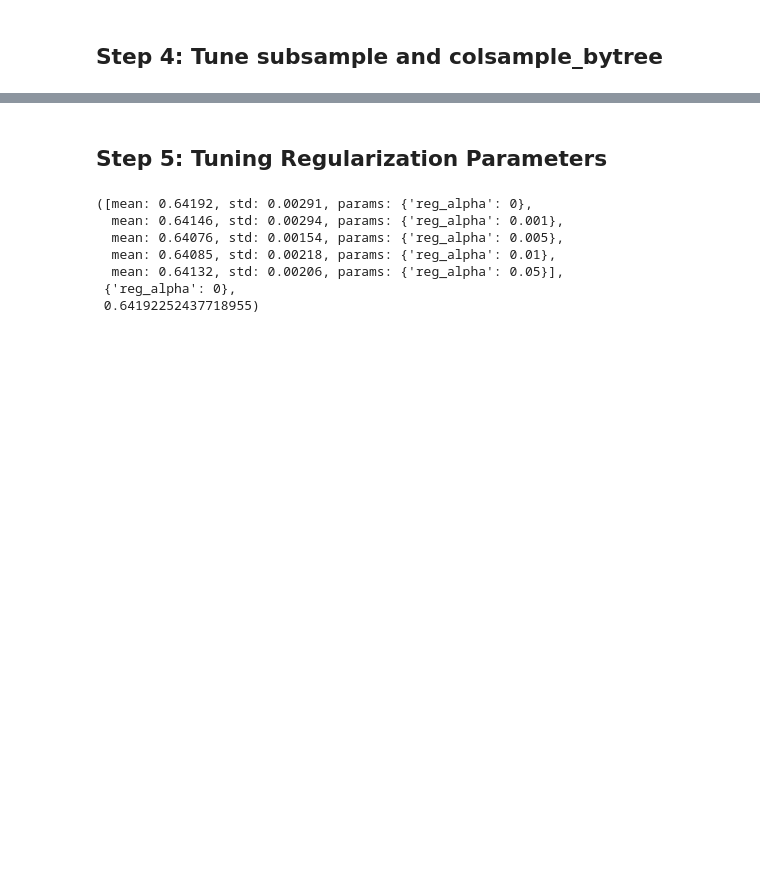
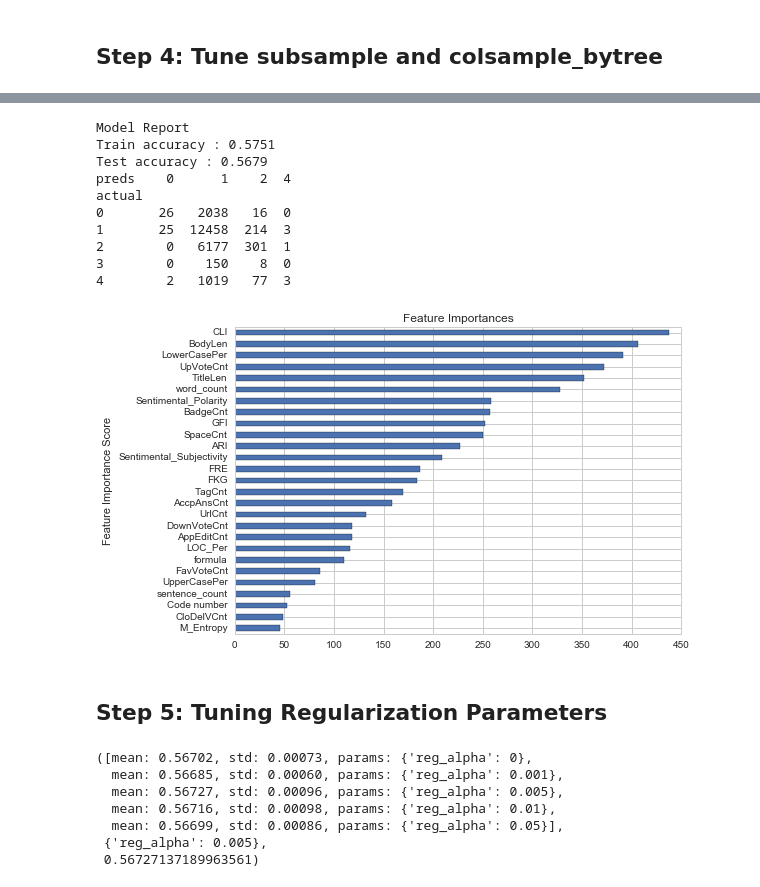
Before and after one commit to jpzhangvincent/StackOverflow-MLproject, a Jupyter notebook: PostQualityPrediction/Prediction.ipynb, the cells around one changed output, grey strips where cells are left out. Drawn from its saved outputs; the diff is of its cells as text; code cells hidden in the pictures; blank space fills up the shorter version.

```diff
--- a/PostQualityPrediction/Prediction.ipynb
+++ b/PostQualityPrediction/Prediction.ipynb
@@ -535,0 +531,14 @@ gsearch3.grid_scores_, gsearch3.best_params_, gsearch3.best_score_
+# %%
+xgb3 = XGBClassifier(
+        learning_rate =0.1,
+        n_estimators=1000,
+        max_depth=4,
+        min_child_weight=3,
+        gamma=0,
+        subsample=0.6,
+        colsample_bytree=0.8,
+        objective= 'multi:softmax',
+        nthread=4,
+        scale_pos_weight=1,
+        seed=27)
+xgb3, dtrain_predictions = modelfit(xgb3, train, test, Predictors,target)
@@ -536,20 +563,34 @@ gsearch3.grid_scores_, gsearch3.best_params_, gsearch3.best_score_
+# %%
+get_performance(xgb3,train,test,Predictors,dtrain_predictions)
+# %% [output]
+Model Report
+Train accuracy : 0.5751
+Test accuracy : 0.5679
+preds    0      1    2  4
+actual
+0       26   2038   16  0
+1       25  12458  214  3
+2        0   6177  301  1
+3        0    150    8  0
+4        2   1019   77  3
+[figure, added]
 # %% [markdown]
 ## Step 5: Tuning Regularization Parameters
 # %%
 param_test4 = {
  'reg_alpha':[0, 0.001, 0.005, 0.01, 0.05]
 }
-gsearch4 = GridSearchCV(estimator = XGBClassifier( learning_rate =0.1, n_estimators=40, max_depth=8,
- min_child_weight=2, gamma=0, subsample=0.8, colsample_bytree=0.8,
+gsearch4 = GridSearchCV(estimator = XGBClassifier( learning_rate =0.1, n_estimators=80, max_depth=4,
+ min_child_weight=3, gamma=0, subsample=0.6, colsample_bytree=0.8,
  objective= 'multi:softprob', nthread=4, scale_pos_weight=1, seed=27,reg_alpha=0, reg_lambda=1),
  param_grid = param_test4, scoring='accuracy',n_jobs=4,iid=False, cv=5)
 gsearch4.fit(train[Predictors],train[target])
 gsearch4.grid_scores_, gsearch4.best_params_, gsearch4.best_score_
 # %% [output]
-([mean: 0.64192, std: 0.00291, params: {'reg_alpha': 0},
-  mean: 0.64146, std: 0.00294, params: {'reg_alpha': 0.001},
-  mean: 0.64076, std: 0.00154, params: {'reg_alpha': 0.005},
-  mean: 0.64085, std: 0.00218, params: {'reg_alpha': 0.01},
-  mean: 0.64132, std: 0.00206, params: {'reg_alpha': 0.05}],
- {'reg_alpha': 0},
- 0.64192252437718955)
+([mean: 0.56702, std: 0.00073, params: {'reg_alpha': 0},
+  mean: 0.56685, std: 0.00060, params: {'reg_alpha': 0.001},
+  mean: 0.56727, std: 0.00096, params: {'reg_alpha': 0.005},
+  mean: 0.56716, std: 0.00098, params: {'reg_alpha': 0.01},
+  mean: 0.56699, std: 0.00086, params: {'reg_alpha': 0.05}],
+ {'reg_alpha': 0.005},
+ 0.56727137189963561)
```
Also changed, not shown: parts of 29 cells of this notebook.
